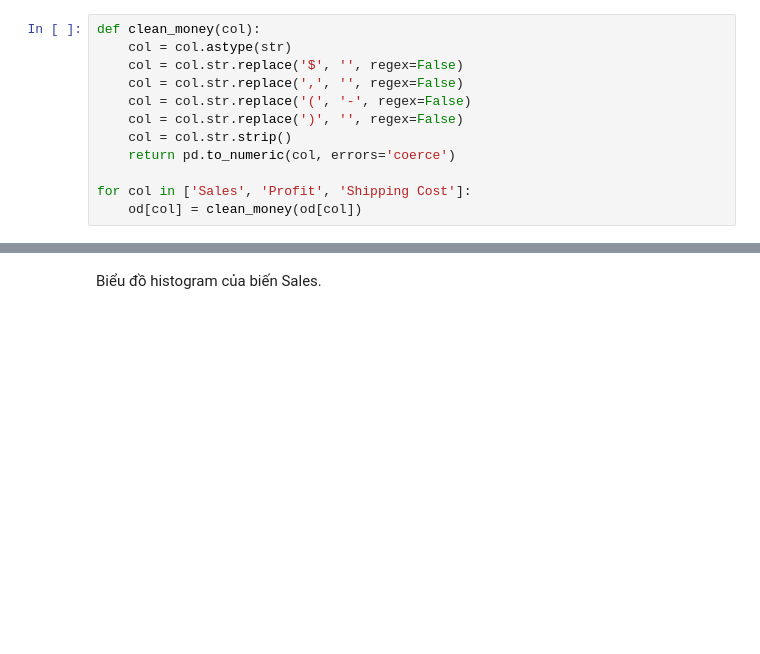
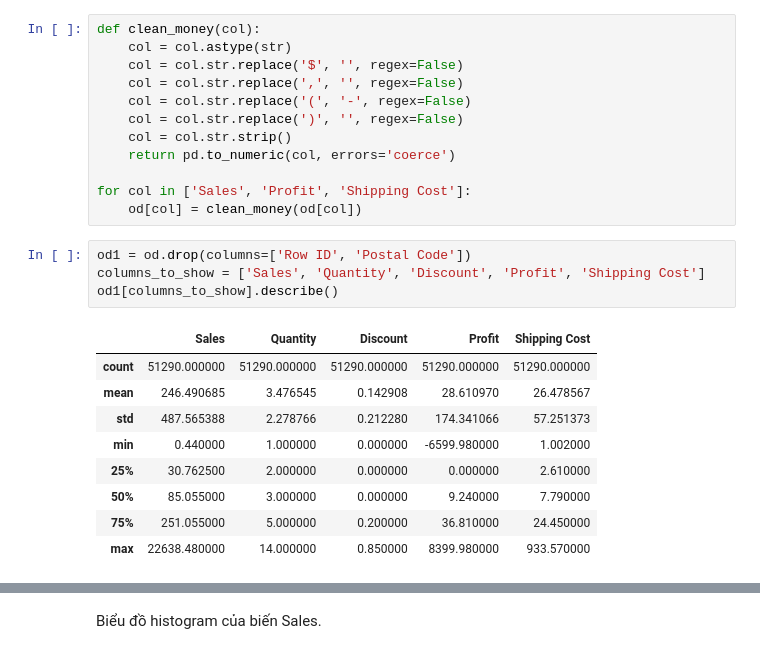
Before and after one commit to TranggVu/TranggVu_GlobalSuperStore, a Jupyter notebook: Global_Superstore.ipynb, the cells around one changed output, grey strips where cells are left out. Drawn from its saved outputs; the diff is of its cells as text; blank space fills up the shorter version.

```diff
--- a/Global_Superstore.ipynb
+++ b/Global_Superstore.ipynb
@@ -99,3 +101,17 @@ def clean_money(col):
 
 for col in ['Sales', 'Profit', 'Shipping Cost']:
     od[col] = clean_money(od[col])
+# %%
+od1 = od.drop(columns=['Row ID', 'Postal Code'])
+columns_to_show = ['Sales', 'Quantity', 'Discount', 'Profit', 'Shipping Cost']
+od1[columns_to_show].describe()
+# %% [output]
+|  | Sales | Quantity | Discount | Profit | Shipping Cost |
+| count | 51290.000000 | 51290.000000 | 51290.000000 | 51290.000000 | 51290.000000 |
+| mean | 246.490685 | 3.476545 | 0.142908 | 28.610970 | 26.478567 |
+| std | 487.565388 | 2.278766 | 0.212280 | 174.341066 | 57.251373 |
+| min | 0.440000 | 1.000000 | 0.000000 | -6599.980000 | 1.002000 |
+| 25% | 30.762500 | 2.000000 | 0.000000 | 0.000000 | 2.610000 |
+| 50% | 85.055000 | 3.000000 | 0.000000 | 9.240000 | 7.790000 |
+| 75% | 251.055000 | 5.000000 | 0.200000 | 36.810000 | 24.450000 |
+| max | 22638.480000 | 14.000000 | 0.850000 | 8399.980000 | 933.570000 |
```
Also changed, not shown: parts of 20 cells of this notebook.
